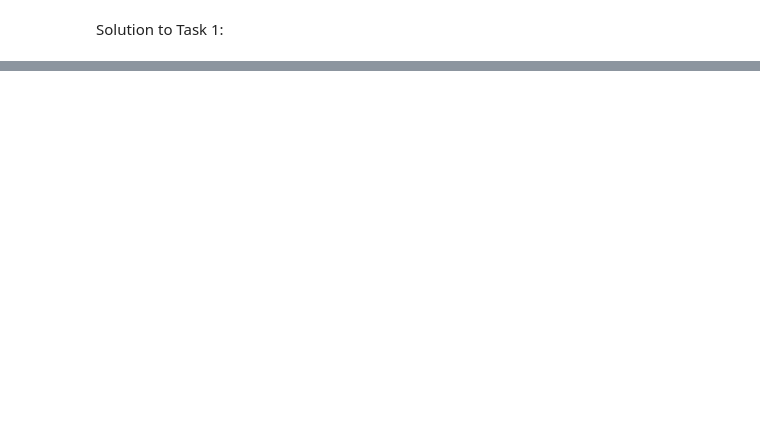
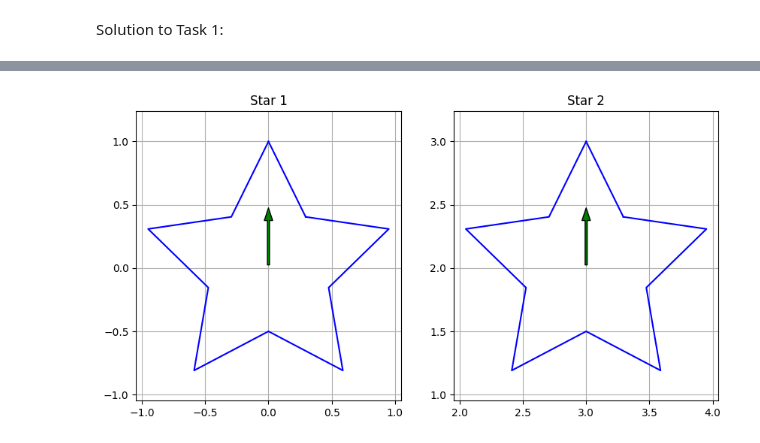
Before and after one commit to LT1112/BME3053C-Spring-2025, a Jupyter notebook: homework/homework_5_tvenstrup.ipynb, the cells around one changed output, grey strips where cells are left out. Drawn from its saved outputs; the diff is of its cells as text; code cells hidden in the pictures; blank space fills up the shorter version.

```diff
--- a/homework/homework_5_tvenstrup.ipynb
+++ b/homework/homework_5_tvenstrup.ipynb
@@ -56,0 +98,10 @@ The four datasets contain point coordinates in the cartesian plane. By viewing a
+# %%
+T = translate(3, 2)
+
+original = generate_star(center=(0, 0), homogeneous=True)
+
+transformed = (T @ original.T).T
+
+plot_stars([original, transformed])
+# %% [output]
+[figure, added]
```
Also changed, not shown: parts of 12 cells of this notebook.
